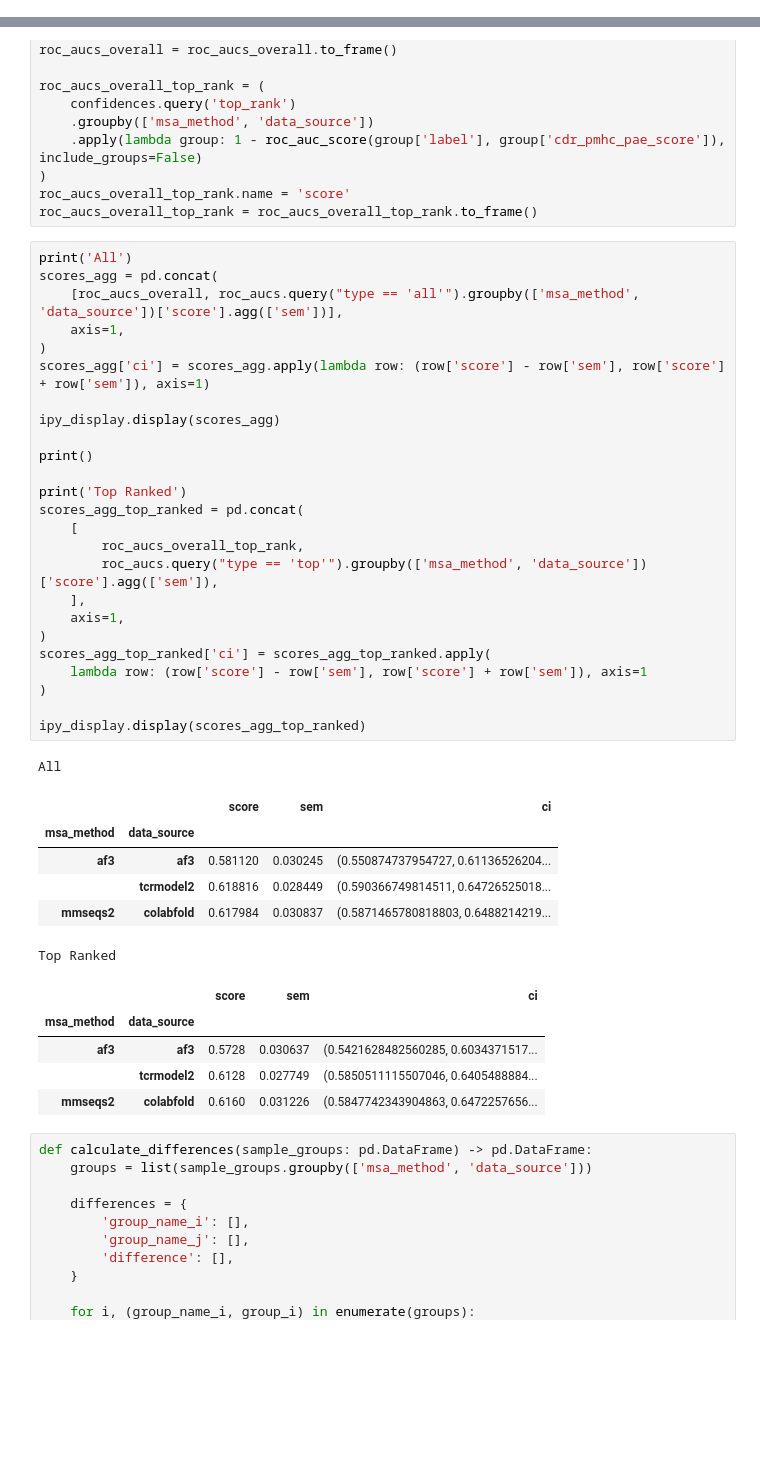
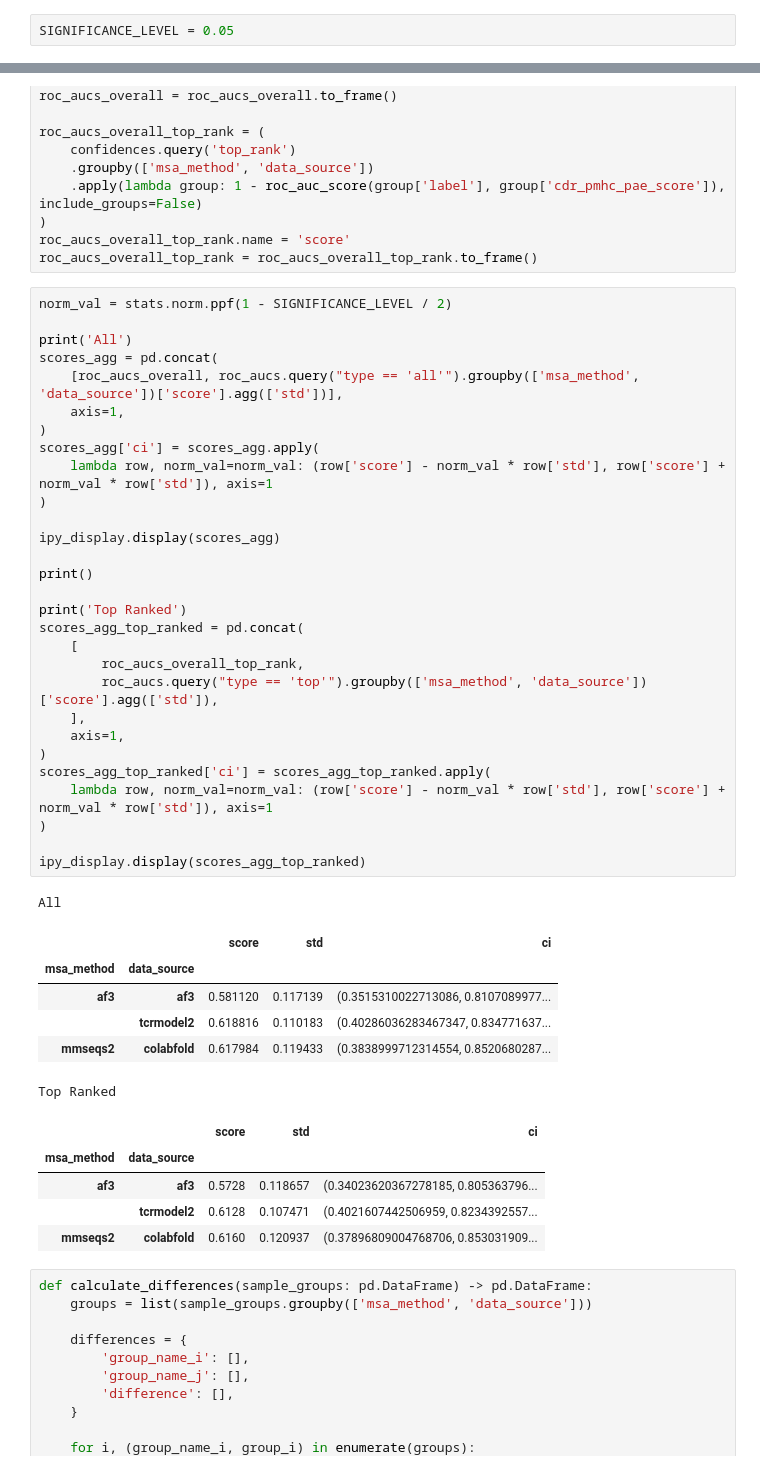
Before and after one commit to benjiemc/tcr-pmhc-predicted-structures, a Jupyter notebook: notebooks/compare_msa_generation.ipynb, the cells around one changed output, grey strips where cells are left out. Cells and saved outputs as stored; diff of their text form; blank space fills up the shorter version.

```diff
--- a/notebooks/compare_msa_generation.ipynb
+++ b/notebooks/compare_msa_generation.ipynb
@@ -17,6 +17,8 @@ from matplotlib.axes import Axes
 from matplotlib.ticker import PercentFormatter
 from scipy import stats
 from sklearn.metrics import roc_auc_score
+# %%
+SIGNIFICANCE_LEVEL = 0.05
 # %%
 sequences = pd.read_csv('../data/interim/sequences_sample_50.csv')
 sequences['index'] = sequences['index'].apply(str)
@@ -293,43 +295,47 @@ roc_aucs_overall_top_rank = (
 roc_aucs_overall_top_rank.name = 'score'
 roc_aucs_overall_top_rank = roc_aucs_overall_top_rank.to_frame()
 # %%
+norm_val = stats.norm.ppf(1 - SIGNIFICANCE_LEVEL / 2)
+
 print('All')
 scores_agg = pd.concat(
-    [roc_aucs_overall, roc_aucs.query("type == 'all'").groupby(['msa_method', 'data_source'])['score'].agg(['sem'])],
+    [roc_aucs_overall, roc_aucs.query("type == 'all'").groupby(['msa_method', 'data_source'])['score'].agg(['std'])],
     axis=1,
 )
-scores_agg['ci'] = scores_agg.apply(lambda row: (row['score'] - row['sem'], row['score'] + row['sem']), axis=1)
+scores_agg['ci'] = scores_agg.apply(
+    lambda row, norm_val=norm_val: (row['score'] - norm_val * row['std'], row['score'] + norm_val * row['std']), axis=1
+)
 
 ipy_display.display(scores_agg)
 
 print()
 
 print('Top Ranked')
 scores_agg_top_ranked = pd.concat(
     [
         roc_aucs_overall_top_rank,
-        roc_aucs.query("type == 'top'").groupby(['msa_method', 'data_source'])['score'].agg(['sem']),
+        roc_aucs.query("type == 'top'").groupby(['msa_method', 'data_source'])['score'].agg(['std']),
     ],
     axis=1,
 )
 scores_agg_top_ranked['ci'] = scores_agg_top_ranked.apply(
-    lambda row: (row['score'] - row['sem'], row['score'] + row['sem']), axis=1
+    lambda row, norm_val=norm_val: (row['score'] - norm_val * row['std'], row['score'] + norm_val * row['std']), axis=1
 )
 
 ipy_display.display(scores_agg_top_ranked)
 # %% [output]
 All
-|  |  | score | sem | ci |
+|  |  | score | std | ci |
 | msa_method | data_source |  |  |  |
-| af3 | af3 | 0.581120 | 0.030245 | (0.550874737954727, 0.61136526204... |
-|  | tcrmodel2 | 0.618816 | 0.028449 | (0.590366749814511, 0.64726525018... |
-| mmseqs2 | colabfold | 0.617984 | 0.030837 | (0.5871465780818803, 0.6488214219... |
+| af3 | af3 | 0.581120 | 0.117139 | (0.3515310022713086, 0.8107089977... |
+|  | tcrmodel2 | 0.618816 | 0.110183 | (0.40286036283467347, 0.834771637... |
+| mmseqs2 | colabfold | 0.617984 | 0.119433 | (0.3838999712314554, 0.8520680287... |
 Top Ranked
-|  |  | score | sem | ci |
+|  |  | score | std | ci |
 | msa_method | data_source |  |  |  |
-| af3 | af3 | 0.5728 | 0.030637 | (0.5421628482560285, 0.6034371517... |
-|  | tcrmodel2 | 0.6128 | 0.027749 | (0.5850511115507046, 0.6405488884... |
-| mmseqs2 | colabfold | 0.6160 | 0.031226 | (0.5847742343904863, 0.6472257656... |
+| af3 | af3 | 0.5728 | 0.118657 | (0.34023620367278185, 0.805363796... |
+|  | tcrmodel2 | 0.6128 | 0.107471 | (0.4021607442506959, 0.8234392557... |
+| mmseqs2 | colabfold | 0.6160 | 0.120937 | (0.37896809004768706, 0.853031909... |
 # %%
 def calculate_differences(sample_groups: pd.DataFrame) -> pd.DataFrame:
     groups = list(sample_groups.groupby(['msa_method', 'data_source']))
```
Also changed, not shown: parts of 1 cell of this notebook, 4 other files.
